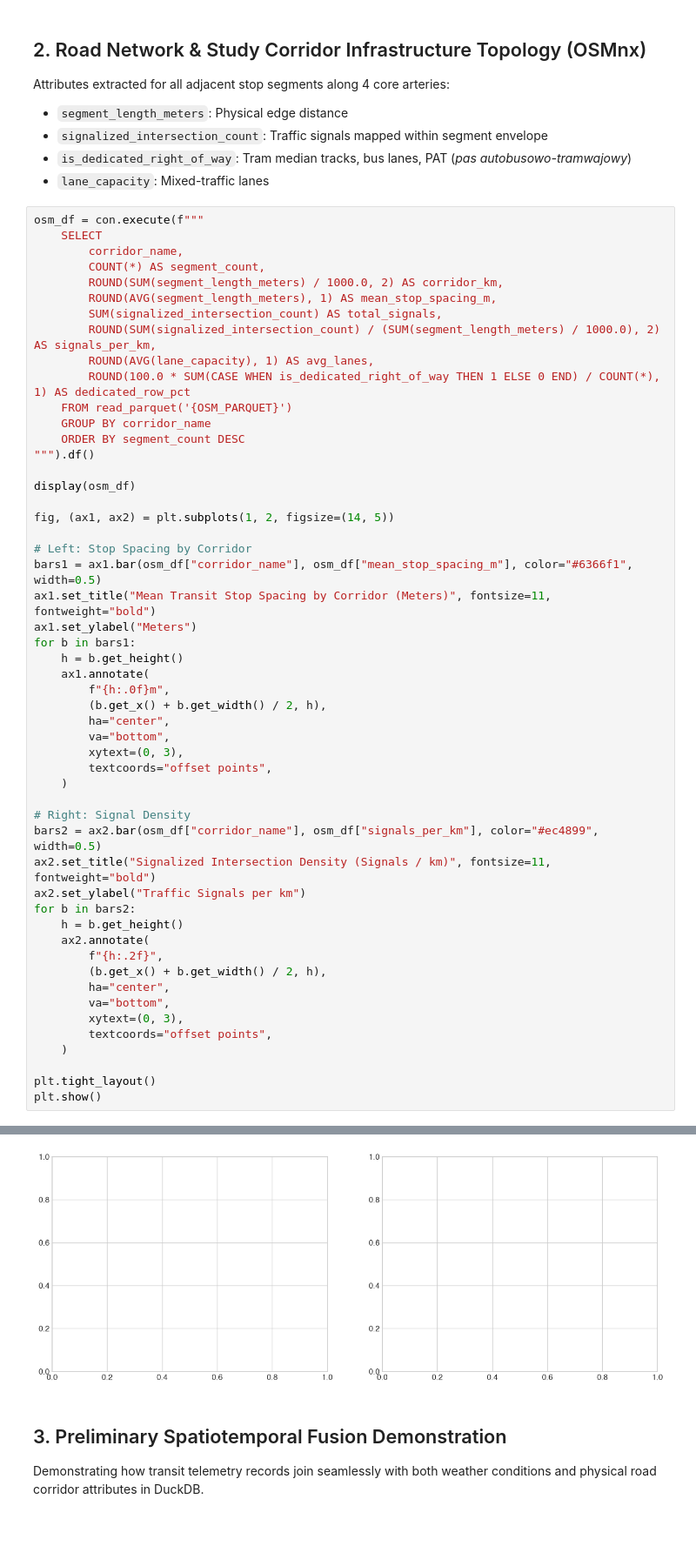
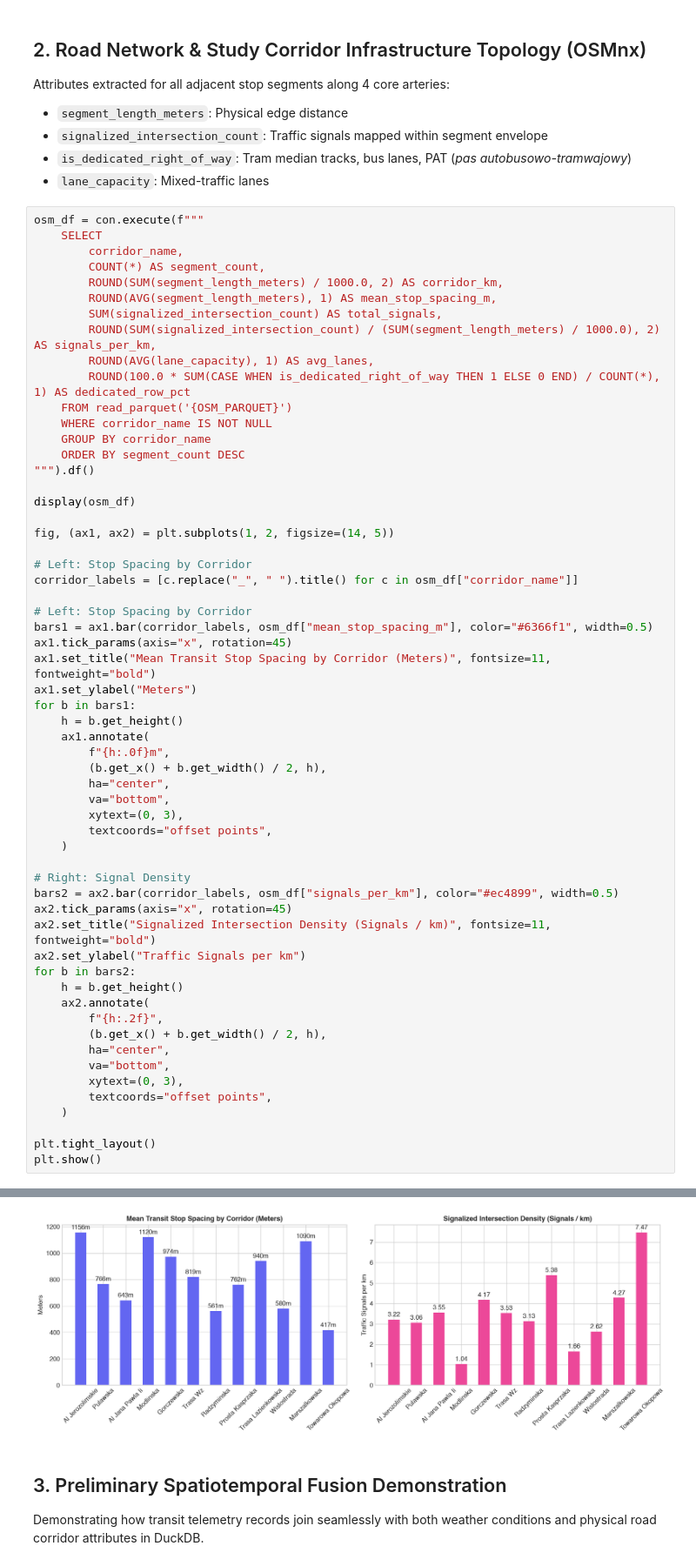
Before and after one commit to giangh14cqt/warsaw-public-transport-monitor, a Jupyter notebook: dataoverview/02_exogenous_features_overview.ipynb, the cells around one changed output, grey strips where cells are left out. Shown at 87% size. Drawn from its saved outputs; the diff is of its cells as text; blank space fills up the shorter version.

```diff
--- a/dataoverview/02_exogenous_features_overview.ipynb
+++ b/dataoverview/02_exogenous_features_overview.ipynb
@@ -110,6 +110,7 @@ osm_df = con.execute(f"""
         ROUND(AVG(lane_capacity), 1) AS avg_lanes,
         ROUND(100.0 * SUM(CASE WHEN is_dedicated_right_of_way THEN 1 ELSE 0 END) / COUNT(*), 1) AS dedicated_row_pct
     FROM read_parquet('{OSM_PARQUET}')
+    WHERE corridor_name IS NOT NULL
     GROUP BY corridor_name
     ORDER BY segment_count DESC
 """).df()
@@ -119,7 +120,11 @@ display(osm_df)
 fig, (ax1, ax2) = plt.subplots(1, 2, figsize=(14, 5))
 
 # Left: Stop Spacing by Corridor
-bars1 = ax1.bar(osm_df["corridor_name"], osm_df["mean_stop_spacing_m"], color="#6366f1", width=0.5)
+corridor_labels = [c.replace("_", " ").title() for c in osm_df["corridor_name"]]
+
+# Left: Stop Spacing by Corridor
+bars1 = ax1.bar(corridor_labels, osm_df["mean_stop_spacing_m"], color="#6366f1", width=0.5)
+ax1.tick_params(axis="x", rotation=45)
 ax1.set_title("Mean Transit Stop Spacing by Corridor (Meters)", fontsize=11, fontweight="bold")
 ax1.set_ylabel("Meters")
 for b in bars1:
@@ -134,7 +139,8 @@ for b in bars1:
     )
 
 # Right: Signal Density
-bars2 = ax2.bar(osm_df["corridor_name"], osm_df["signals_per_km"], color="#ec4899", width=0.5)
+bars2 = ax2.bar(corridor_labels, osm_df["signals_per_km"], color="#ec4899", width=0.5)
+ax2.tick_params(axis="x", rotation=45)
 ax2.set_title("Signalized Intersection Density (Signals / km)", fontsize=11, fontweight="bold")
 ax2.set_ylabel("Traffic Signals per km")
 for b in bars2:
@@ -169,4 +173,4 @@ TypeError: 'value' must be an instance of str or bytes, not a float
-[figure, old version]
+[figure, new version]
 # %% [markdown]
 ## 3. Preliminary Spatiotemporal Fusion Demonstration
 Demonstrating how transit telemetry records join seamlessly with both weather conditions and physical road corridor attributes in DuckDB.
```
Also changed, not shown: parts of 3 cells of this notebook, 4 other files.
